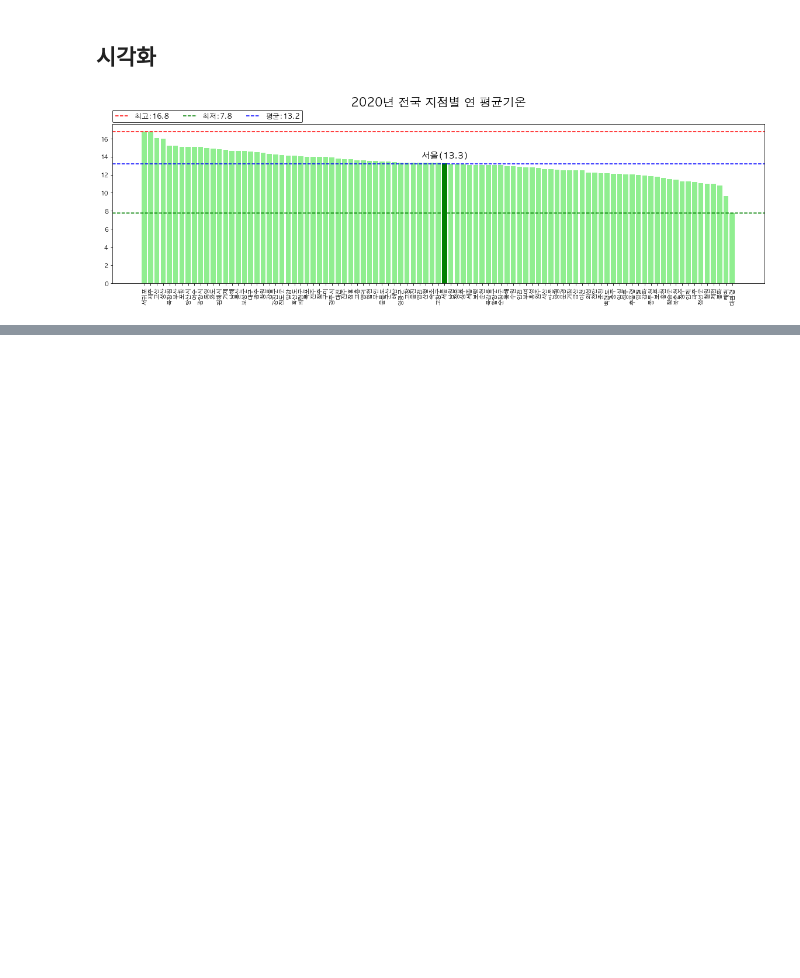
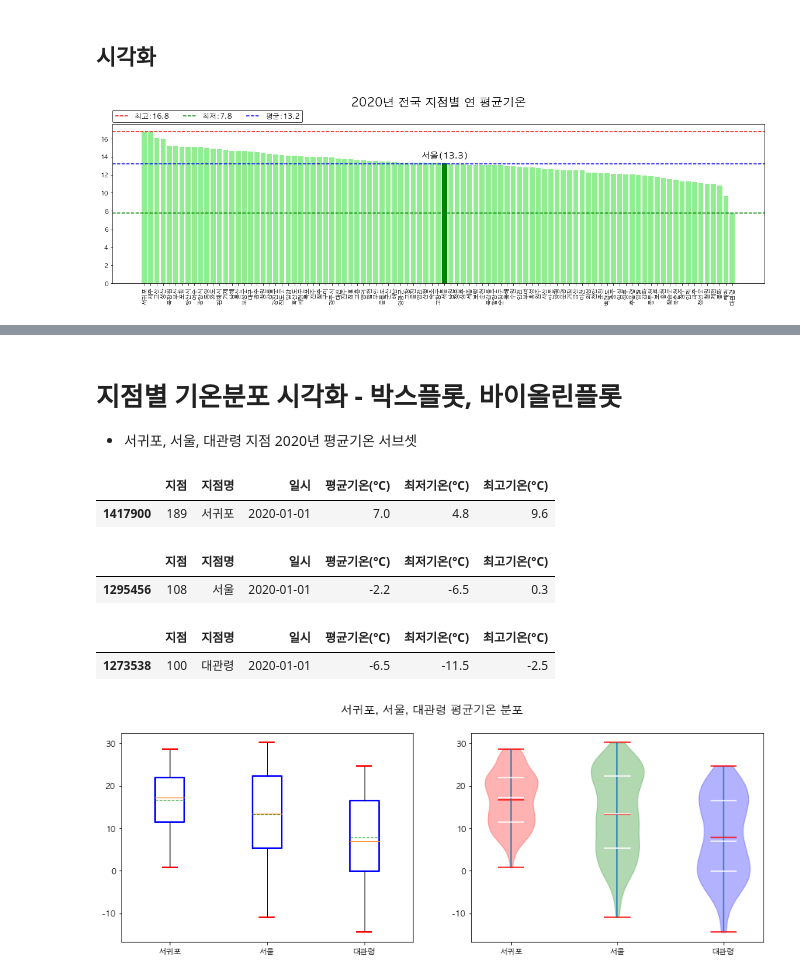
Before and after one commit to limetree-indigo/python-visualization, a Jupyter notebook: 09 전국 지점별 기온 분석/09 전국 지점별 기온 분석.ipynb, the cells around one changed output, grey strips where cells are left out. Saved outputs shown, nothing was run; the diff lists cells and outputs as text; code cells hidden in the pictures; blank space fills up the shorter version.

Commit message:
09-5 지점별 기온분포 시각화-박스플롯,바이올린플롯

```diff
--- a/09 전국 지점별 기온 분석/09 전국 지점별 기온 분석.ipynb
+++ b/09 전국 지점별 기온 분석/09 전국 지점별 기온 분석.ipynb
@@ -477,0 +478,58 @@ plt.show()
+# %% [markdown]
+# 지점별 기온분포 시각화 - 박스플롯, 바이올린플롯
+- 서귀포, 서울, 대관령 지점 2020년 평균기온 서브셋
+# %%
+df_2020_sgp.head(1)
+# %% [output]
+|  | 지점 | 지점명 | 일시 | 평균기온(°C) | 최저기온(°C) | 최고기온(°C) |
+| 1417900 | 189 | 서귀포 | 2020-01-01 | 7.0 | 4.8 | 9.6 |
+# %%
+df_2020_seoul.head(1)
+# %% [output]
+|  | 지점 | 지점명 | 일시 | 평균기온(°C) | 최저기온(°C) | 최고기온(°C) |
+| 1295456 | 108 | 서울 | 2020-01-01 | -2.2 | -6.5 | 0.3 |
+# %%
+df_2020_dgr.head(1)
+# %% [output]
+|  | 지점 | 지점명 | 일시 | 평균기온(°C) | 최저기온(°C) | 최고기온(°C) |
+| 1273538 | 100 | 대관령 | 2020-01-01 | -6.5 | -11.5 | -2.5 |
+# %%
+# 서브플롯 그리기
+fig = plt.figure(figsize=(15,5))
+ax1 = fig.add_subplot(1,2,1)
+ax2 = fig.add_subplot(1,2,2)
+
+# 박스플롯
+plt.rcParams['boxplot.boxprops.color'] = 'b'
+plt.rcParams['boxplot.boxprops.linewidth'] = 2
+plt.rcParams['boxplot.capprops.color'] = 'r'
+plt.rcParams['boxplot.capprops.linewidth'] = 2
+plt.rcParams['boxplot.meanline'] = True
+
+
+ax1.boxplot([df_2020_sgp['평균기온(°C)'], df_2020_seoul['평균기온(°C)'], df_2020_dgr['평균기온(°C)']],
+            labels=['서귀포','서울','대관령'], showmeans=True)
+
+# 바이올린 플롯
+v = ax2.violinplot([df_2020_sgp['평균기온(°C)'], df_2020_seoul['평균기온(°C)'], df_2020_dgr['평균기온(°C)']],
+              showmeans=True, showmedians=True, quantiles=[[0.25, 0.75],[0.25, 0.75],[0.25, 0.75]])
+
+v['bodies'][0].set_color('r')
+v['bodies'][1].set_color('g')
+v['bodies'][2].set_color('b')
+
+v['cmins'].set_edgecolor('r')
+v['cmaxes'].set_edgecolor('r')
+v['cmeans'].set_edgecolor('r')
+v['cmedians'].set_edgecolor('w')
+v['cquantiles'].set_edgecolor('w')
+
+ax2.set_xticks(range(1,4,1))
+ax2.set_xticklabels(['서귀포', '서울','대관령'])
+
+fig.suptitle('서귀포, 서울, 대관령 평균기온 분포', size=15)
+fig.tight
+
+plt.show()
+# %% [output]
+[figure, added]
```
Also changed, not shown: parts of 32 cells of this notebook.
